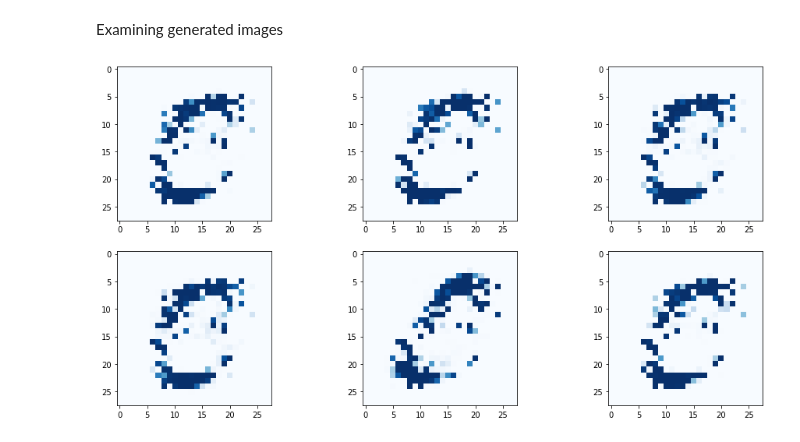
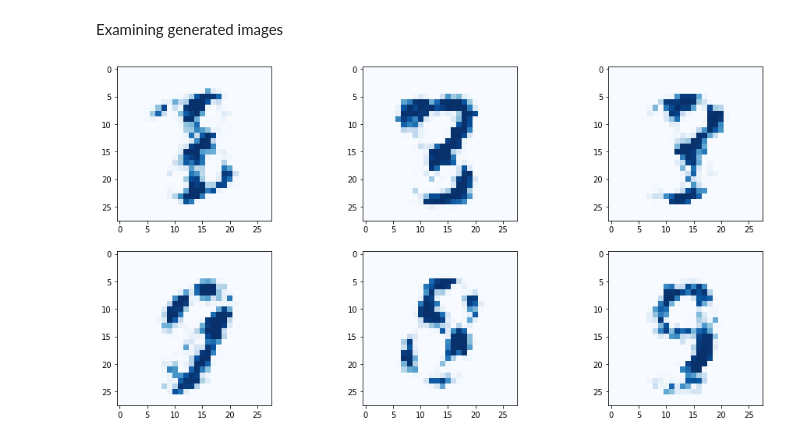
Before and after one commit to Azuremis/make_your_first_gan_with_pytorch, a Jupyter notebook: handwritten_digits_improved.ipynb, the cells around one changed output. Cells and saved outputs as stored; diff of their text form; code cells hidden in the pictures.

```diff
--- a/handwritten_digits_improved.ipynb
+++ b/handwritten_digits_improved.ipynb
@@ -173,7 +174,7 @@ class Generator(nn.Module):
 
         # set up layers
         self.model = nn.Sequential(
-            nn.Linear(1, 200),
+            nn.Linear(100, 200),
             nn.LeakyReLU(0.02),
             nn.LayerNorm(200),
             nn.Linear(200, 784),
@@ -218,11 +219,15 @@ class Generator(nn.Module):
                 grid=True, yticks=(0, 0.25, 0.5))
 # %% [markdown]
 Checking generator output
+# %%
+def generate_random_seed(size):
+    # normalised dist is best for generator seed values
+    return torch.randn(size)
 # %%
 # check that generated data is right type and shape
-seed = 0.6
+seed = generate_random_seed(100)
 gener = Generator()
-output = gener.forward(torch.FloatTensor([seed]))
+output = gener.forward(seed)
 img = output.detach().numpy().reshape(28, 28)
 plt.imshow(img, interpolation="none", cmap="Blues")
 # %% [output]
@@ -245,10 +250,10 @@ for label, image_data_tensor, target_tensor in mnist_dataset:
     Dis.train(image_data_tensor, torch.FloatTensor([1.0]))
 
     # train the discriminator on false data, use detach() so gradients in Gen are not calculated
-    Dis.train(Gen.forward(generate_random(1)).detach(), torch.FloatTensor([0.0]))
+    Dis.train(Gen.forward(generate_random_seed(100)).detach(), torch.FloatTensor([0.0]))
 
     # train the generator
-    Gen.train(Dis, generate_random(1), torch.FloatTensor([1.0]))
+    Gen.train(Dis, generate_random_seed(100), torch.FloatTensor([1.0]))
 # %% [output]
 counter =  10000
 counter =  20000
@@ -279,10 +284,10 @@ Examining generated images
 # %%
 # plot 2 by 3 array of generated images
 f, axarr = plt.subplots(2, 3, figsize=(16, 8))
 for i in range(2):
     for j in range(3):
-        output = Gen.forward(generate_random(1))
+        output = Gen.forward(generate_random_seed(100))
         img = output.detach().numpy().reshape(28, 28)
         axarr[i, j].imshow(img, interpolation="none", cmap="Blues")
 # %% [output]
-[figure, old version]
+[figure, new version]
```
Also changed, not shown: parts of 7 cells of this notebook.
